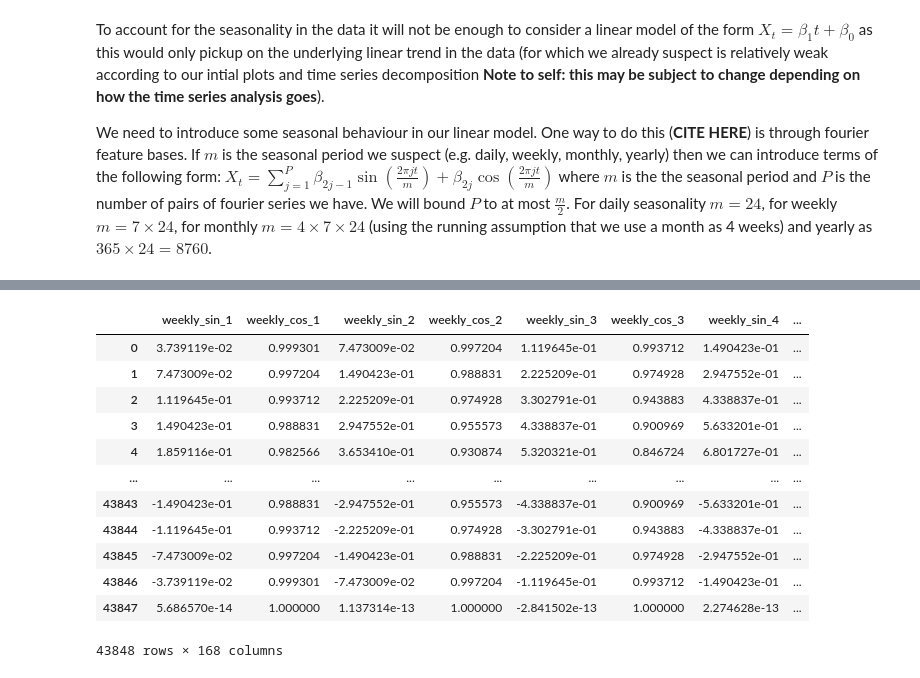
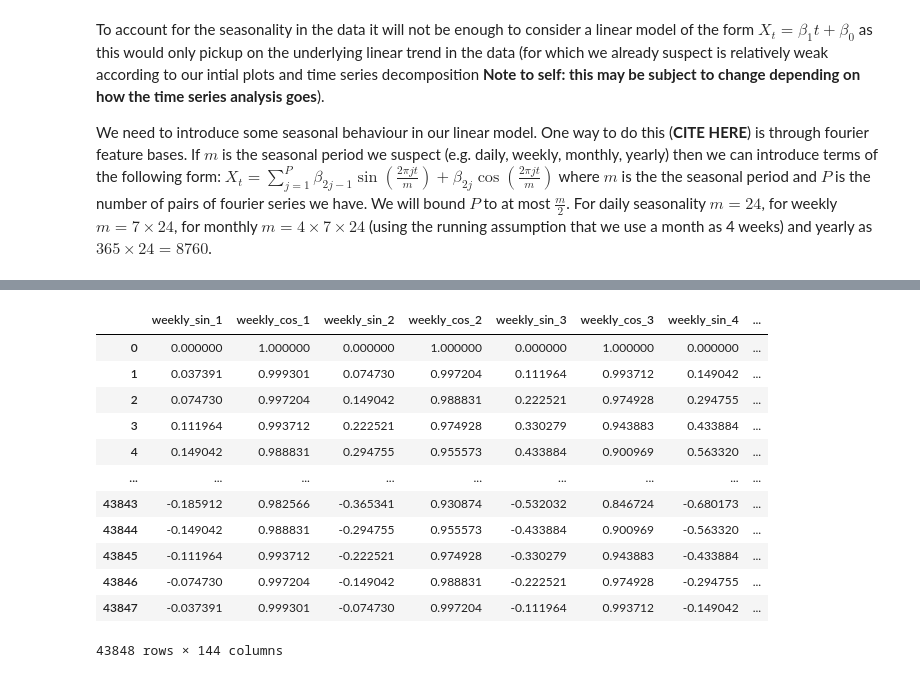
Before and after one commit to cesare-spinoso/project_432, a Jupyter notebook: Linear_models.ipynb, the cells around one changed output, grey strips where cells are left out. Saved outputs shown, nothing was run; the diff lists cells and outputs as text; code cells hidden in the pictures.

```diff
--- a/Linear_models.ipynb
+++ b/Linear_models.ipynb
@@ -173,14 +177,14 @@ daily_design_matrix
 # %%
 #2. Fourier feature bases for Weekly seasonal period
-m = 24 * 7
-P = m/2
-j = np.arange(1, int(P)+1)
+m_week = 24 * 7
+P_week = m_week/2
+j_week = np.array([i for i in range(1, int(P_week)) if i/m_week not in j_day/m_day])
 
 # Generating the column names we need for the dataframe
-titles_sin, titles_cos = ['weekly_sin_' + str(x) for x in j], ['weekly_cos_' + str(x) for x in j]
+titles_sin, titles_cos = ['weekly_sin_' + str(x) for x in j_week], ['weekly_cos_' + str(x) for x in j_week]
 
 # Generating the number to which we will apply sin and cos afterwards
-temp_multiply = (2 * np.pi * j)/m
+temp_multiply = (2 * np.pi * j_week)/m_week
 
 # Generating the sin and cos values
 weekly_design_matrix_sin = pd.DataFrame(data = np.sin(temp_multiply * design_matrix), columns = titles_sin)
@@ -191,21 +195,25 @@ weekly_design_matrix =  pd.concat([weekly_design_matrix_sin, weekly_design_matri
 
 # Reordering the columns in a more convenient way (sin and cos tuples with a specific index j)
 weekly_design_matrix = weekly_design_matrix[list(sum(zip(titles_sin, titles_cos), ()))]
-# %%
-weekly_design_matrix
-# %% [output]
-|  | weekly_sin_1 | weekly_cos_1 | weekly_sin_2 | weekly_cos_2 | weekly_sin_3 | weekly_cos_3 | weekly_sin_4 | ... |
-| 0 | 3.739119e-02 | 0.999301 | 7.473009e-02 | 0.997204 | 1.119645e-01 | 0.993712 | 1.490423e-01 | ... |
-| 1 | 7.473009e-02 | 0.997204 | 1.490423e-01 | 0.988831 | 2.225209e-01 | 0.974928 | 2.947552e-01 | ... |
-| 2 | 1.119645e-01 | 0.993712 | 2.225209e-01 | 0.974928 | 3.302791e-01 | 0.943883 | 4.338837e-01 | ... |
-| 3 | 1.490423e-01 | 0.988831 | 2.947552e-01 | 0.955573 | 4.338837e-01 | 0.900969 | 5.633201e-01 | ... |
-| 4 | 1.859116e-01 | 0.982566 | 3.653410e-01 | 0.930874 | 5.320321e-01 | 0.846724 | 6.801727e-01 | ... |
-| ... | ... | ... | ... | ... | ... | ... | ... | ... |
-| 43843 | -1.490423e-01 | 0.988831 | -2.947552e-01 | 0.955573 | -4.338837e-01 | 0.900969 | -5.633201e-01 | ... |
-| 43844 | -1.119645e-01 | 0.993712 | -2.225209e-01 | 0.974928 | -3.302791e-01 | 0.943883 | -4.338837e-01 | ... |
-| 43845 | -7.473009e-02 | 0.997204 | -1.490423e-01 | 0.988831 | -2.225209e-01 | 0.974928 | -2.947552e-01 | ... |
-| 43846 | -3.739119e-02 | 0.999301 | -7.473009e-02 | 0.997204 | -1.119645e-01 | 0.993712 | -1.490423e-01 | ... |
-| 43847 | 5.686570e-14 | 1.000000 | 1.137314e-13 | 1.000000 | -2.841502e-13 | 1.000000 | 2.274628e-13 | ... |
-43848 rows × 168 columns
+# %%
+# Get index for the week start which will be useful for hyperparameter later
+start_week = start_day + len(daily_design_matrix.columns)
+
+#Printing weekly design matrix
+weekly_design_matrix
+# %% [output]
+|  | weekly_sin_1 | weekly_cos_1 | weekly_sin_2 | weekly_cos_2 | weekly_sin_3 | weekly_cos_3 | weekly_sin_4 | ... |
+| 0 | 0.000000 | 1.000000 | 0.000000 | 1.000000 | 0.000000 | 1.000000 | 0.000000 | ... |
+| 1 | 0.037391 | 0.999301 | 0.074730 | 0.997204 | 0.111964 | 0.993712 | 0.149042 | ... |
+| 2 | 0.074730 | 0.997204 | 0.149042 | 0.988831 | 0.222521 | 0.974928 | 0.294755 | ... |
+| 3 | 0.111964 | 0.993712 | 0.222521 | 0.974928 | 0.330279 | 0.943883 | 0.433884 | ... |
+| 4 | 0.149042 | 0.988831 | 0.294755 | 0.955573 | 0.433884 | 0.900969 | 0.563320 | ... |
+| ... | ... | ... | ... | ... | ... | ... | ... | ... |
+| 43843 | -0.185912 | 0.982566 | -0.365341 | 0.930874 | -0.532032 | 0.846724 | -0.680173 | ... |
+| 43844 | -0.149042 | 0.988831 | -0.294755 | 0.955573 | -0.433884 | 0.900969 | -0.563320 | ... |
+| 43845 | -0.111964 | 0.993712 | -0.222521 | 0.974928 | -0.330279 | 0.943883 | -0.433884 | ... |
+| 43846 | -0.074730 | 0.997204 | -0.149042 | 0.988831 | -0.222521 | 0.974928 | -0.294755 | ... |
+| 43847 | -0.037391 | 0.999301 | -0.074730 | 0.997204 | -0.111964 | 0.993712 | -0.149042 | ... |
+43848 rows × 144 columns
 # %%
 #3. Fourier feature bases for Yearly seasonal period
```
Also changed, not shown: parts of 11 cells of this notebook.
